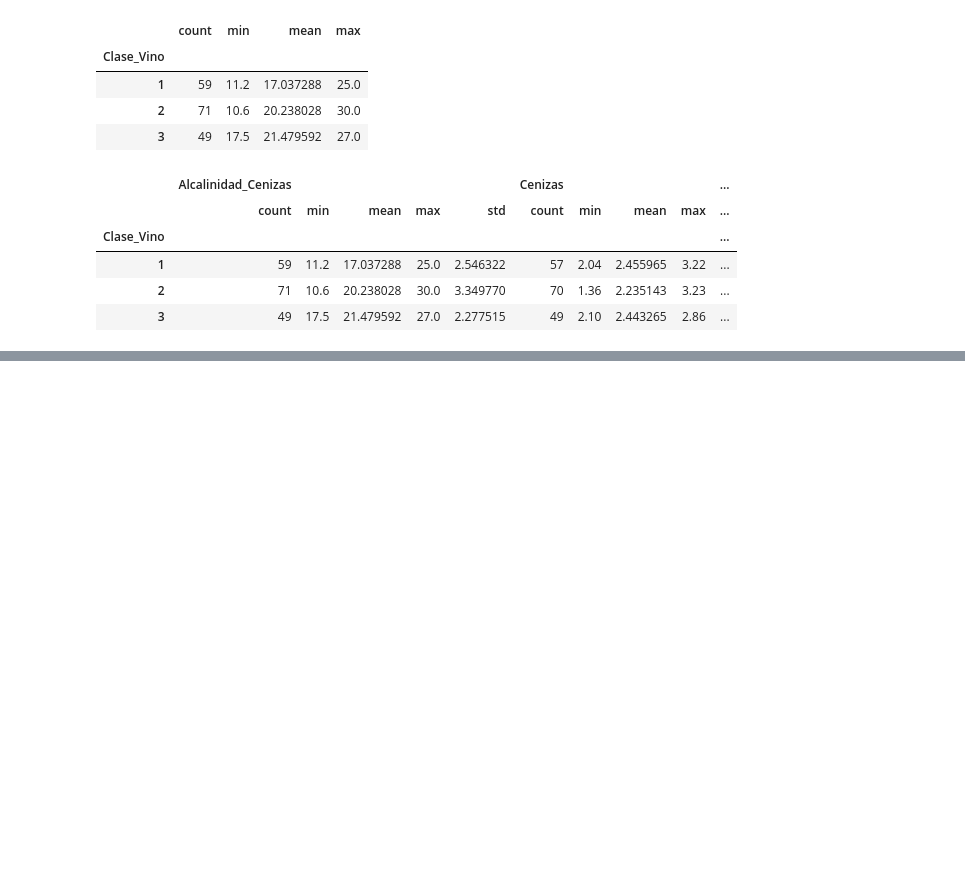
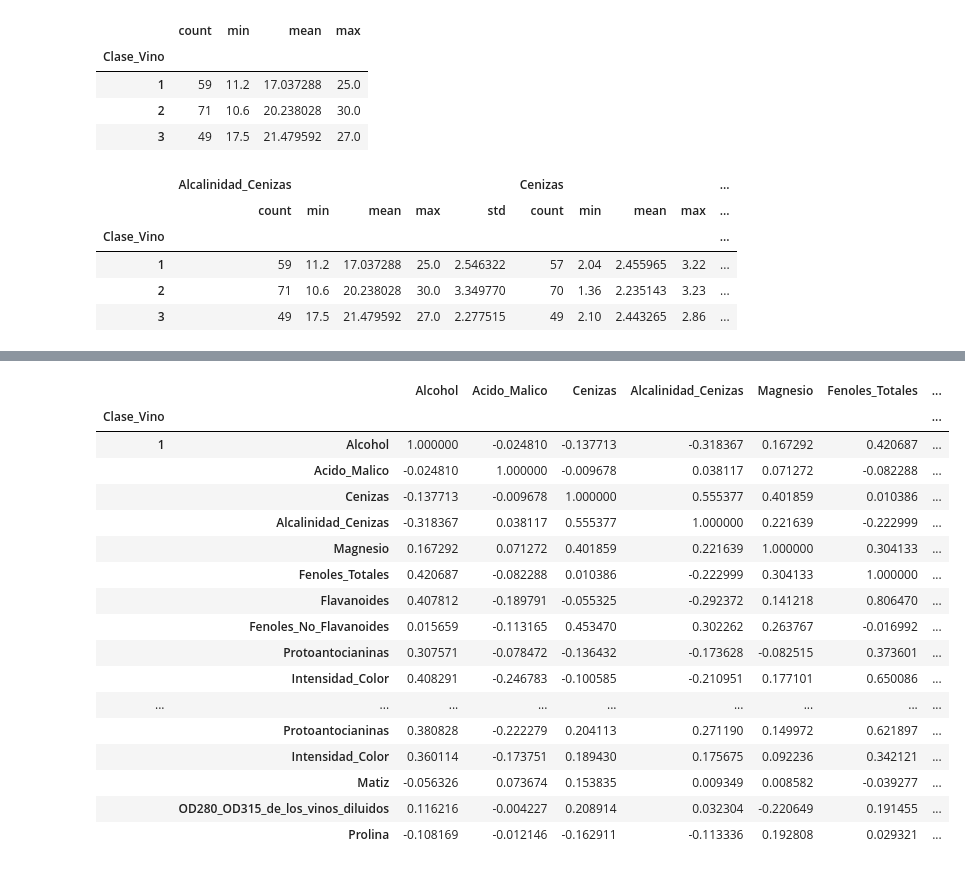
Before and after one commit to Juanesalamanca/TALLER-2, a Jupyter notebook: Taller2.ipynb, the cells around one changed output, grey strips where cells are left out. Saved outputs shown, nothing was run; the diff lists cells and outputs as text; code cells hidden in the pictures; blank space fills up the shorter version.

```diff
--- a/Taller2.ipynb
+++ b/Taller2.ipynb
@@ -203,0 +212,21 @@ df.groupby("Clase_Vino")[["Alcalinidad_Cenizas","Cenizas"]].agg(["count","min","
+# %%
+df.loc[:,"Clase_Vino":"Prolina"].groupby("Clase_Vino").corr()
+# %% [output]
+|  |  | Alcohol | Acido_Malico | Cenizas | Alcalinidad_Cenizas | Magnesio | Fenoles_Totales | ... |
+| Clase_Vino |  |  |  |  |  |  |  | ... |
+| 1 | Alcohol | 1.000000 | -0.024810 | -0.137713 | -0.318367 | 0.167292 | 0.420687 | ... |
+|  | Acido_Malico | -0.024810 | 1.000000 | -0.009678 | 0.038117 | 0.071272 | -0.082288 | ... |
+|  | Cenizas | -0.137713 | -0.009678 | 1.000000 | 0.555377 | 0.401859 | 0.010386 | ... |
+|  | Alcalinidad_Cenizas | -0.318367 | 0.038117 | 0.555377 | 1.000000 | 0.221639 | -0.222999 | ... |
+|  | Magnesio | 0.167292 | 0.071272 | 0.401859 | 0.221639 | 1.000000 | 0.304133 | ... |
+|  | Fenoles_Totales | 0.420687 | -0.082288 | 0.010386 | -0.222999 | 0.304133 | 1.000000 | ... |
+|  | Flavanoides | 0.407812 | -0.189791 | -0.055325 | -0.292372 | 0.141218 | 0.806470 | ... |
+|  | Fenoles_No_Flavanoides | 0.015659 | -0.113165 | 0.453470 | 0.302262 | 0.263767 | -0.016992 | ... |
+|  | Protoantocianinas | 0.307571 | -0.078472 | -0.136432 | -0.173628 | -0.082515 | 0.373601 | ... |
+|  | Intensidad_Color | 0.408291 | -0.246783 | -0.100585 | -0.210951 | 0.177101 | 0.650086 | ... |
+| ... | ... | ... | ... | ... | ... | ... | ... | ... |
+|  | Protoantocianinas | 0.380828 | -0.222279 | 0.204113 | 0.271190 | 0.149972 | 0.621897 | ... |
+|  | Intensidad_Color | 0.360114 | -0.173751 | 0.189430 | 0.175675 | 0.092236 | 0.342121 | ... |
+|  | Matiz | -0.056326 | 0.073674 | 0.153835 | 0.009349 | 0.008582 | -0.039277 | ... |
+|  | OD280_OD315_de_los_vinos_diluidos | 0.116216 | -0.004227 | 0.208914 | 0.032304 | -0.220649 | 0.191455 | ... |
+|  | Prolina | -0.108169 | -0.012146 | -0.162911 | -0.113336 | 0.192808 | 0.029321 | ... |
```
Also changed, not shown: parts of 1 cell of this notebook.
